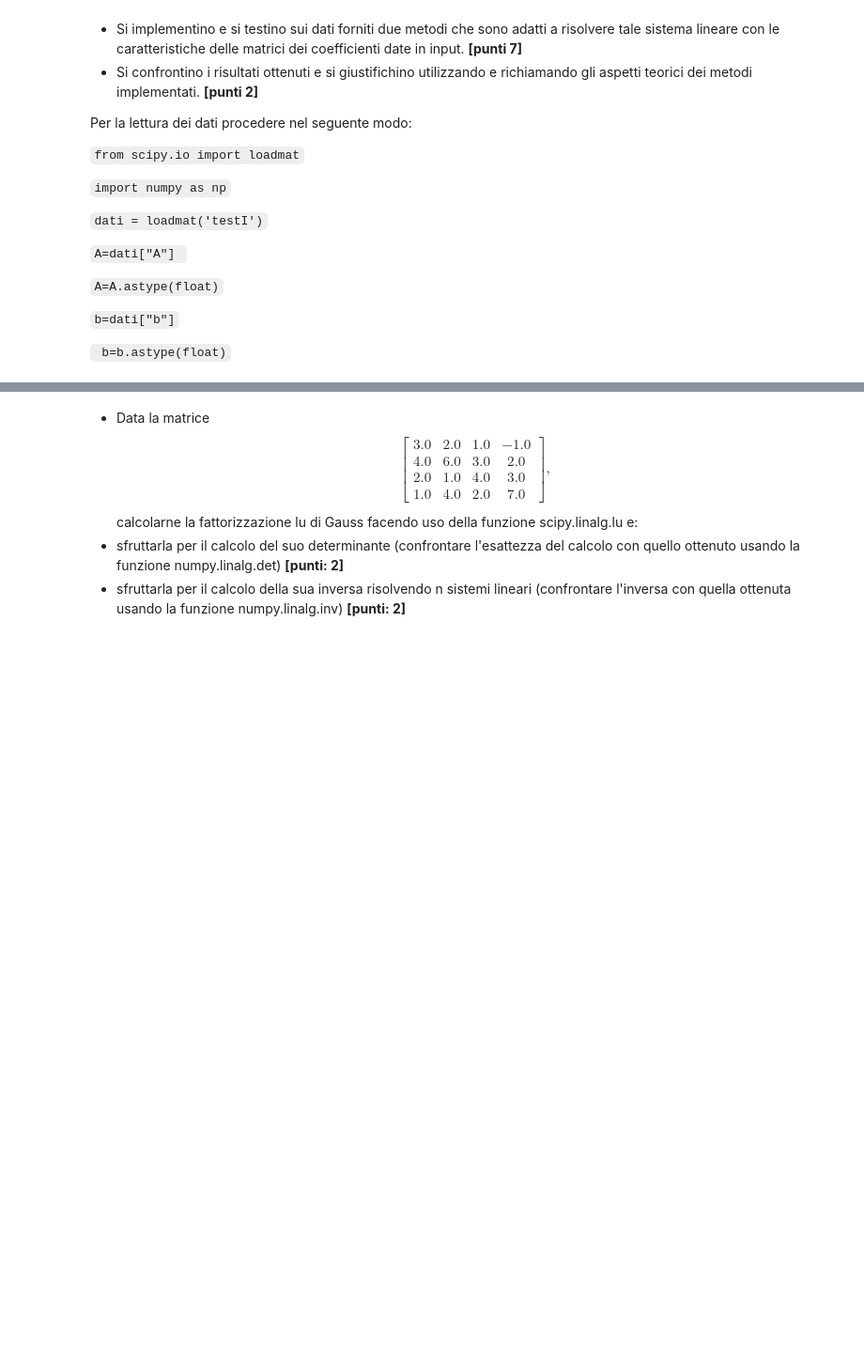
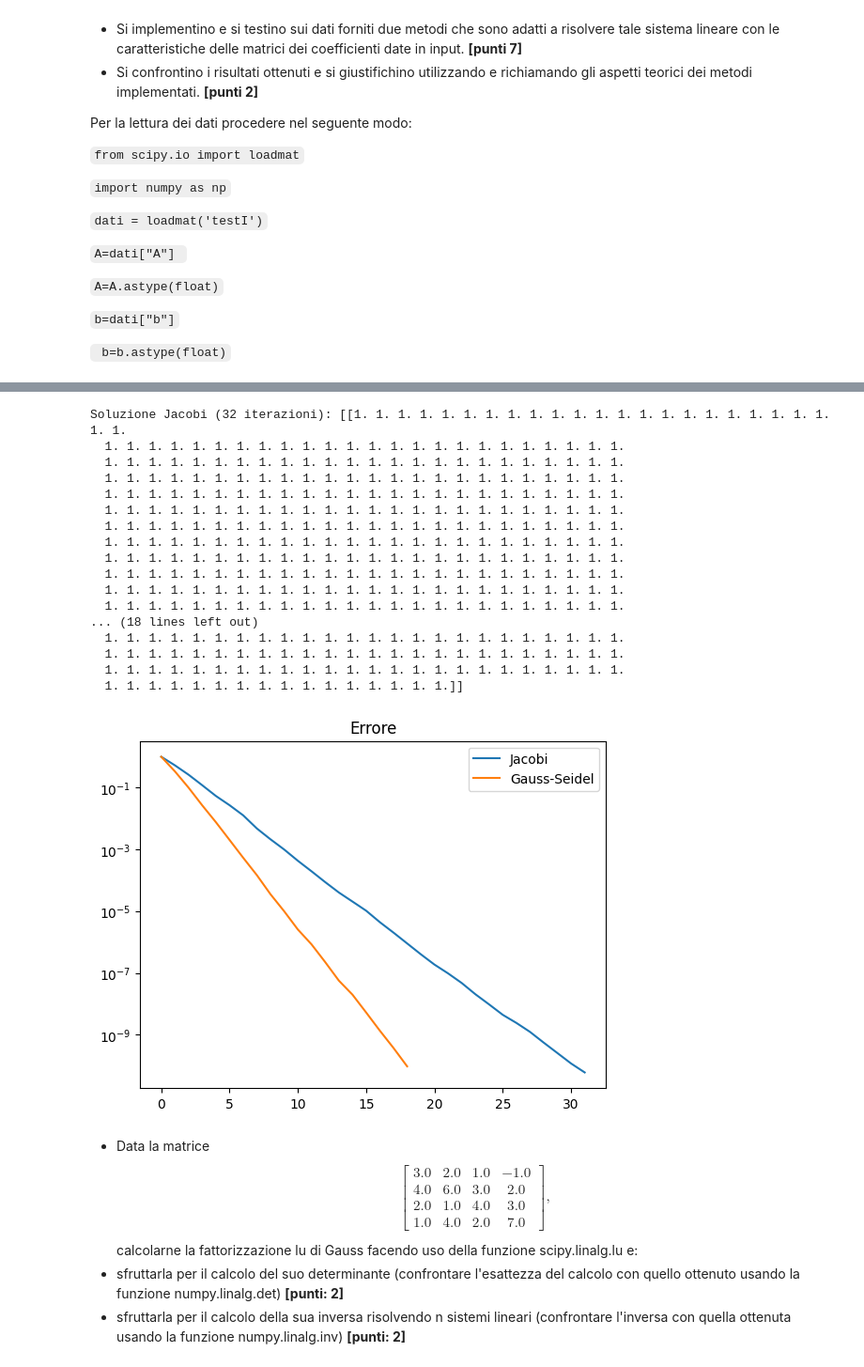
Before and after one commit to lspita/unibo-metodi-numerici-ia, a Jupyter notebook: esami/2024-07-04/t1/Esame_MN_4_luglio_Turno_I.ipynb, the cells around one changed output, grey strips where cells are left out. Shown: that part at 94% size. Drawn from its saved outputs; the diff is of its cells as text; code cells hidden in the pictures; blank space fills up the shorter version.

```diff
--- a/esami/2024-07-04/t1/Esame_MN_4_luglio_Turno_I.ipynb
+++ b/esami/2024-07-04/t1/Esame_MN_4_luglio_Turno_I.ipynb
@@ -30,3 +30,14 @@ Per la lettura dei dati procedere nel seguente modo:
 `` b=dati["b"] ``
 
 `` b=b.astype(float)``
+# %%
+from scipy.io import loadmat
+import numpy as np
+from SolveTriangular import Lsolve, Usolve
+import matplotlib.pyplot as plt
+
+dati = loadmat('testI')
+A=dati["A"]
+A=A.astype(float)
+b=dati["b"]
+b=b.astype(float)
@@ -33,3 +142,37 @@ Per la lettura dei dati procedere nel seguente modo:
+# %%
+# punto 2
+# Soluzioni trasposte per comodità di stampa
+print(f"Soluzione Jacobi ({it_j} iterazioni): {x_j.T}")
+print(f"Soluzione Gauss-Seidel ({it_gs} iterazioni): {x_gs.T}")
+
+plt.title("Errore")
+plt.yscale("log")
+plt.plot(range(it_j), err_j, label="Jacobi")
+plt.plot(range(it_gs), err_gs, label="Gauss-Seidel")
+plt.legend()
+plt.show()
+
+# Gauss-Seidel converge alla soluzione più velocemente rispetto a Jacobi in quanto presenta un
+# raggio spettrale inferiore (0.289 < 0.482)
+# %% [output]
+Soluzione Jacobi (32 iterazioni): [[1. 1. 1. 1. 1. 1. 1. 1. 1. 1. 1. 1. 1. 1. 1. 1. 1. 1. 1. 1. 1. 1. 1. 1.
+  1. 1. 1. 1. 1. 1. 1. 1. 1. 1. 1. 1. 1. 1. 1. 1. 1. 1. 1. 1. 1. 1. 1. 1.
+  1. 1. 1. 1. 1. 1. 1. 1. 1. 1. 1. 1. 1. 1. 1. 1. 1. 1. 1. 1. 1. 1. 1. 1.
+  1. 1. 1. 1. 1. 1. 1. 1. 1. 1. 1. 1. 1. 1. 1. 1. 1. 1. 1. 1. 1. 1. 1. 1.
+  1. 1. 1. 1. 1. 1. 1. 1. 1. 1. 1. 1. 1. 1. 1. 1. 1. 1. 1. 1. 1. 1. 1. 1.
+  1. 1. 1. 1. 1. 1. 1. 1. 1. 1. 1. 1. 1. 1. 1. 1. 1. 1. 1. 1. 1. 1. 1. 1.
+  1. 1. 1. 1. 1. 1. 1. 1. 1. 1. 1. 1. 1. 1. 1. 1. 1. 1. 1. 1. 1. 1. 1. 1.
+  1. 1. 1. 1. 1. 1. 1. 1. 1. 1. 1. 1. 1. 1. 1. 1. 1. 1. 1. 1. 1. 1. 1. 1.
+  1. 1. 1. 1. 1. 1. 1. 1. 1. 1. 1. 1. 1. 1. 1. 1. 1. 1. 1. 1. 1. 1. 1. 1.
+  1. 1. 1. 1. 1. 1. 1. 1. 1. 1. 1. 1. 1. 1. 1. 1. 1. 1. 1. 1. 1. 1. 1. 1.
+  1. 1. 1. 1. 1. 1. 1. 1. 1. 1. 1. 1. 1. 1. 1. 1. 1. 1. 1. 1. 1. 1. 1. 1.
+  1. 1. 1. 1. 1. 1. 1. 1. 1. 1. 1. 1. 1. 1. 1. 1. 1. 1. 1. 1. 1. 1. 1. 1.
+... (18 lines left out)
+  1. 1. 1. 1. 1. 1. 1. 1. 1. 1. 1. 1. 1. 1. 1. 1. 1. 1. 1. 1. 1. 1. 1. 1.
+  1. 1. 1. 1. 1. 1. 1. 1. 1. 1. 1. 1. 1. 1. 1. 1. 1. 1. 1. 1. 1. 1. 1. 1.
+  1. 1. 1. 1. 1. 1. 1. 1. 1. 1. 1. 1. 1. 1. 1. 1. 1. 1. 1. 1. 1. 1. 1. 1.
+  1. 1. 1. 1. 1. 1. 1. 1. 1. 1. 1. 1. 1. 1. 1. 1.]]
+[figure, added]
 # %% [markdown]
 - Data la matrice
 $$
```
Also changed, not shown: parts of 16 cells of this notebook, 2 other files.
